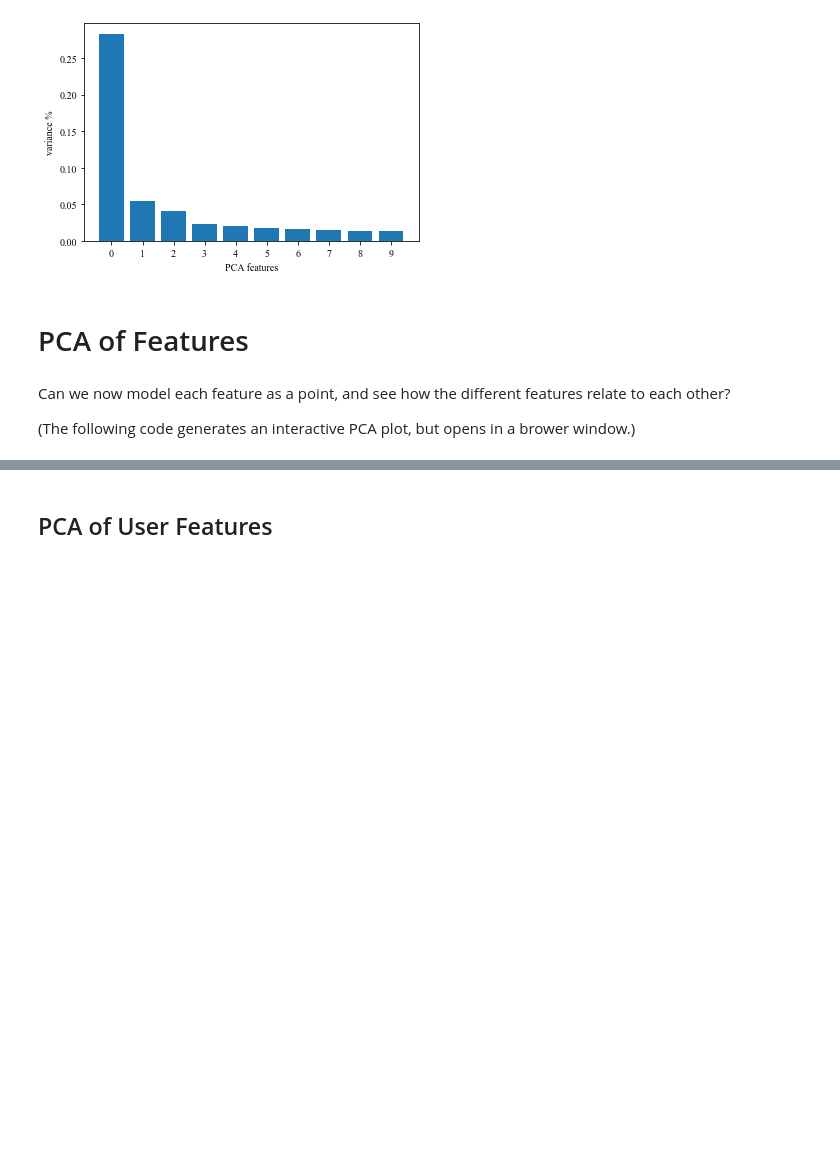
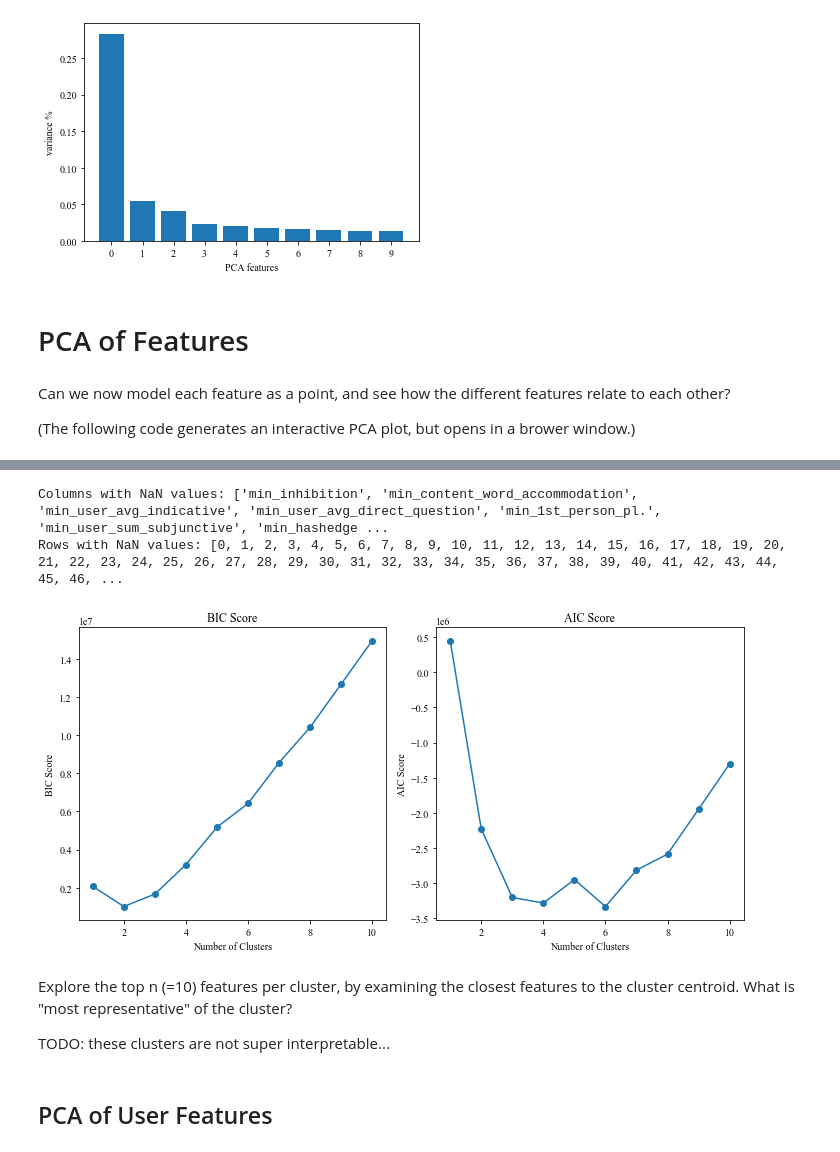
Before and after one commit to Watts-Lab/team-process-map, a Jupyter notebook: feature_engine/model/plot_model_pca.ipynb, the cells around one changed output, grey strips where cells are left out. Saved outputs shown, nothing was run; the diff lists cells and outputs as text; code cells hidden in the pictures; blank space fills up the shorter version.

```diff
--- a/feature_engine/model/plot_model_pca.ipynb
+++ b/feature_engine/model/plot_model_pca.ipynb
@@ -187,0 +189,26 @@ Rows with NaN values: [0, 1, 2, 3, 4, 5, 6, 7, 8, 9, 10, 11, 12, 13, 14, 15, 16,
+# %%
+# Get more insight into the clusters!
+all_data = pd.concat([juries_data, csop_blended_data, dat_data, estimation_blended_data], join = 'inner', ignore_index = True)
+
+'''
+The below reproduces the code from inside the plotting function, but gives us access to the actual cluster labels to
+play around with!
+'''
+
+# Normalize (Across all tasks)
+columns_to_normalize = [col for col in all_data.columns if col != 'task_name']
+normalized_df = all_data.copy()
+normalized_df[columns_to_normalize] = normalized_df[columns_to_normalize].transform(lambda x: (x - x.mean()) / x.std())
+
+# Drop NA columns
+nan_cols, nan_rows = check_na_rows_cols(normalized_df)
+normalized_df = normalized_df.drop(nan_cols, axis = 1)
+
+normalized_data_transposed = normalized_df.drop(["task_name"], axis=1).T
+
+# Get Clusters (using GMM) for the data, on the full-dimensional dataset.
+cluster_labels = get_gaussian_mixture_clustering(normalized_data_transposed, use_aic=True)
+# %% [output]
+Columns with NaN values: ['min_inhibition', 'min_content_word_accommodation', 'min_user_avg_indicative', 'min_user_avg_direct_question', 'min_1st_person_pl.', 'min_user_sum_subjunctive', 'min_hashedge ...
+Rows with NaN values: [0, 1, 2, 3, 4, 5, 6, 7, 8, 9, 10, 11, 12, 13, 14, 15, 16, 17, 18, 19, 20, 21, 22, 23, 24, 25, 26, 27, 28, 29, 30, 31, 32, 33, 34, 35, 36, 37, 38, 39, 40, 41, 42, 43, 44, 45, 46, ...
+[figure, added]
@@ -187,0 +235,4 @@ Rows with NaN values: [0, 1, 2, 3, 4, 5, 6, 7, 8, 9, 10, 11, 12, 13, 14, 15, 16,
+# %% [markdown]
+Explore the top n (=10) features per cluster, by examining the closest features to the cluster centroid. What is "most representative" of the cluster?
+
+TODO: these clusters are not super interpretable...
```
Also changed, not shown: parts of 10 cells of this notebook, 3 other files.
